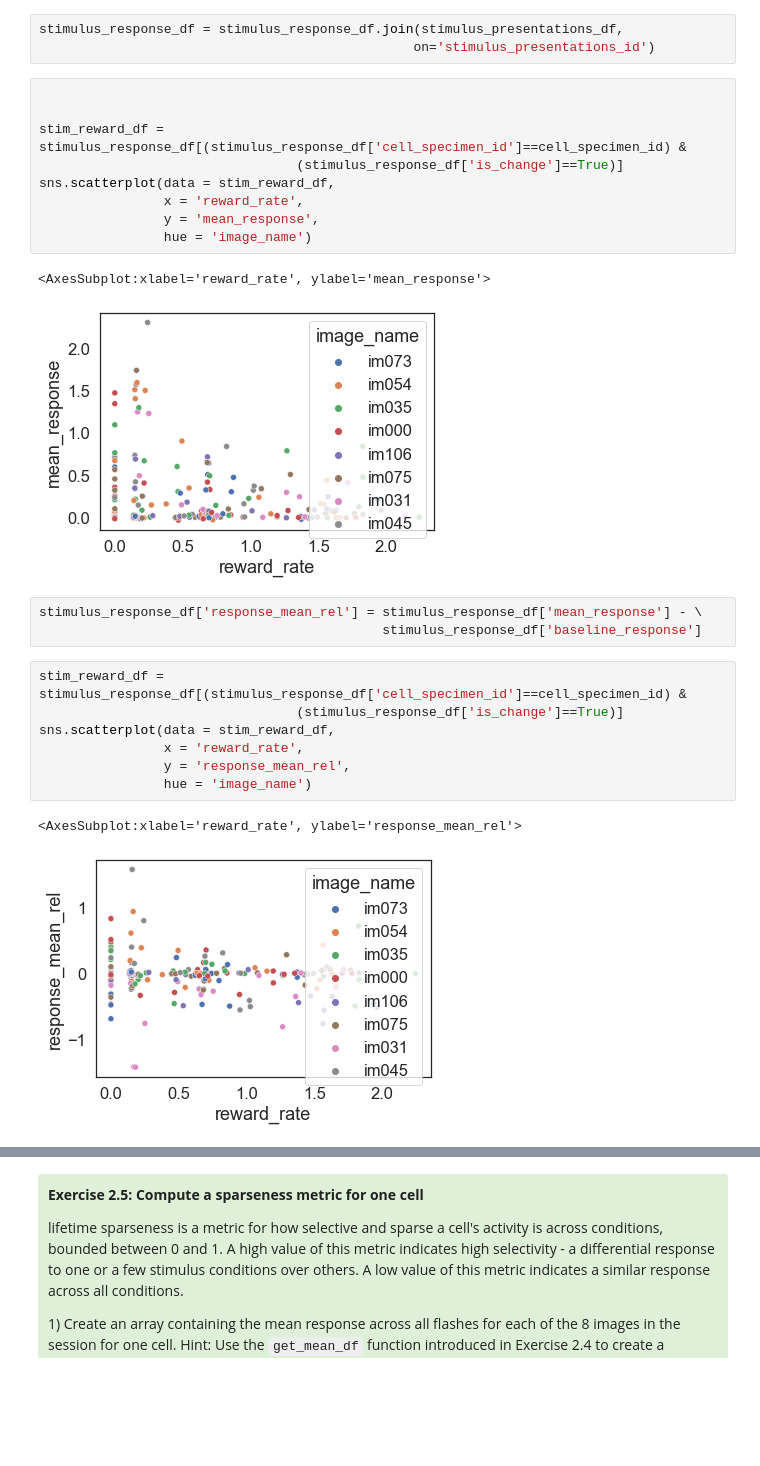
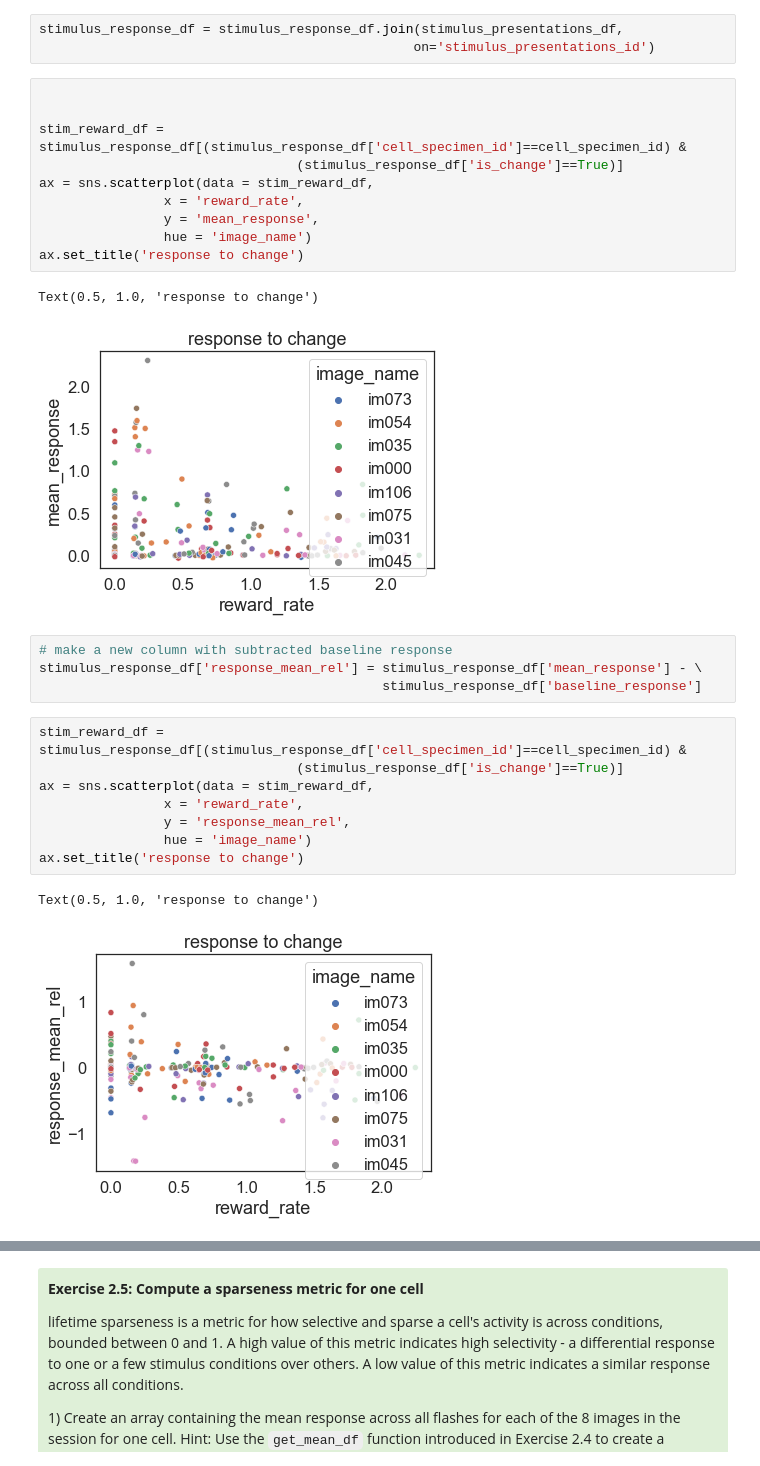
Before and after one commit to AllenInstitute/swdb_2021, a Jupyter notebook: DynamicBrain/solutions/VisualBehavior_Exercises_Solutions.ipynb, the cells around one changed output, grey strips where cells are left out. Saved outputs shown, nothing was run; the diff lists cells and outputs as text; blank space fills up the shorter version.

```diff
--- a/DynamicBrain/solutions/VisualBehavior_Exercises_Solutions.ipynb
+++ b/DynamicBrain/solutions/VisualBehavior_Exercises_Solutions.ipynb
@@ -817,25 +817,28 @@ stimulus_response_df = stimulus_response_df.join(stimulus_presentations_df,
 # %%
 
 
 stim_reward_df = stimulus_response_df[(stimulus_response_df['cell_specimen_id']==cell_specimen_id) &
                                  (stimulus_response_df['is_change']==True)]
-sns.scatterplot(data = stim_reward_df,
+ax = sns.scatterplot(data = stim_reward_df,
                 x = 'reward_rate',
                 y = 'mean_response',
                 hue = 'image_name')
+ax.set_title('response to change')
 # %% [output]
-<AxesSubplot:xlabel='reward_rate', ylabel='mean_response'>
+Text(0.5, 1.0, 'response to change')
-[figure, old version]
+[figure, new version]
 # %%
+# make a new column with subtracted baseline response
 stimulus_response_df['response_mean_rel'] = stimulus_response_df['mean_response'] - \
                                             stimulus_response_df['baseline_response']
 # %%
 stim_reward_df = stimulus_response_df[(stimulus_response_df['cell_specimen_id']==cell_specimen_id) &
                                  (stimulus_response_df['is_change']==True)]
-sns.scatterplot(data = stim_reward_df,
+ax = sns.scatterplot(data = stim_reward_df,
                 x = 'reward_rate',
                 y = 'response_mean_rel',
                 hue = 'image_name')
+ax.set_title('response to change')
 # %% [output]
-<AxesSubplot:xlabel='reward_rate', ylabel='response_mean_rel'>
+Text(0.5, 1.0, 'response to change')
-[figure, old version]
+[figure, new version]
```
Also changed, not shown: parts of 14 cells of this notebook.
